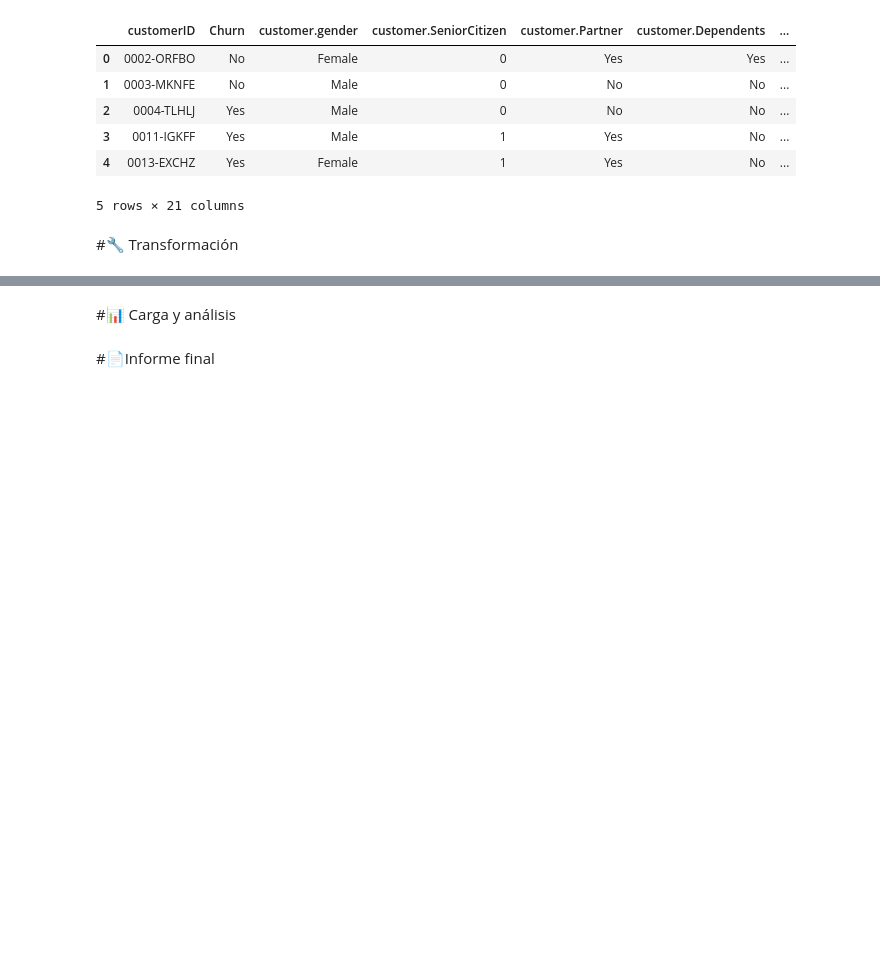
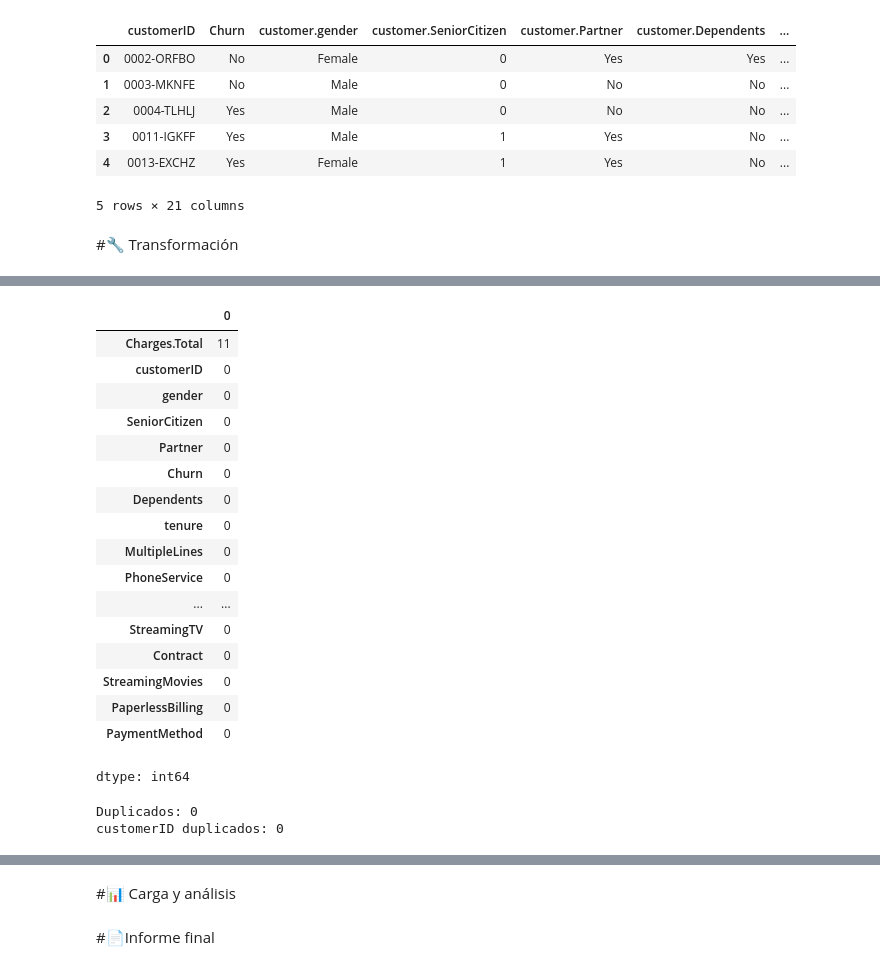
Before and after one commit to sergiotadeocmontoya-alt/Challenge_TelecomX_Sergio, a Jupyter notebook: TelecomX_LATAM.ipynb, the cells around one changed output, grey strips where cells are left out. Saved outputs shown, nothing was run; the diff lists cells and outputs as text; code cells hidden in the pictures; blank space fills up the shorter version.

```diff
--- a/TelecomX_LATAM.ipynb
+++ b/TelecomX_LATAM.ipynb
@@ -78,0 +389,28 @@ memory usage: 1.2+ MB
+# %%
+df.isnull().sum().sort_values(ascending=False).head(20)
+# %% [output]
+|  | 0 |
+| Charges.Total | 11 |
+| customerID | 0 |
+| gender | 0 |
+| SeniorCitizen | 0 |
+| Partner | 0 |
+| Churn | 0 |
+| Dependents | 0 |
+| tenure | 0 |
+| MultipleLines | 0 |
+| PhoneService | 0 |
+| ... | ... |
+| StreamingTV | 0 |
+| Contract | 0 |
+| StreamingMovies | 0 |
+| PaperlessBilling | 0 |
+| PaymentMethod | 0 |
+dtype: int64
+# %%
+#Revisando duplicados
+print("Duplicados:", df.duplicated().sum())
+print("customerID duplicados:", df["customerID"].duplicated().sum())
+# %% [output]
+Duplicados: 0
+customerID duplicados: 0
```
Also changed, not shown: parts of 39 cells of this notebook.
